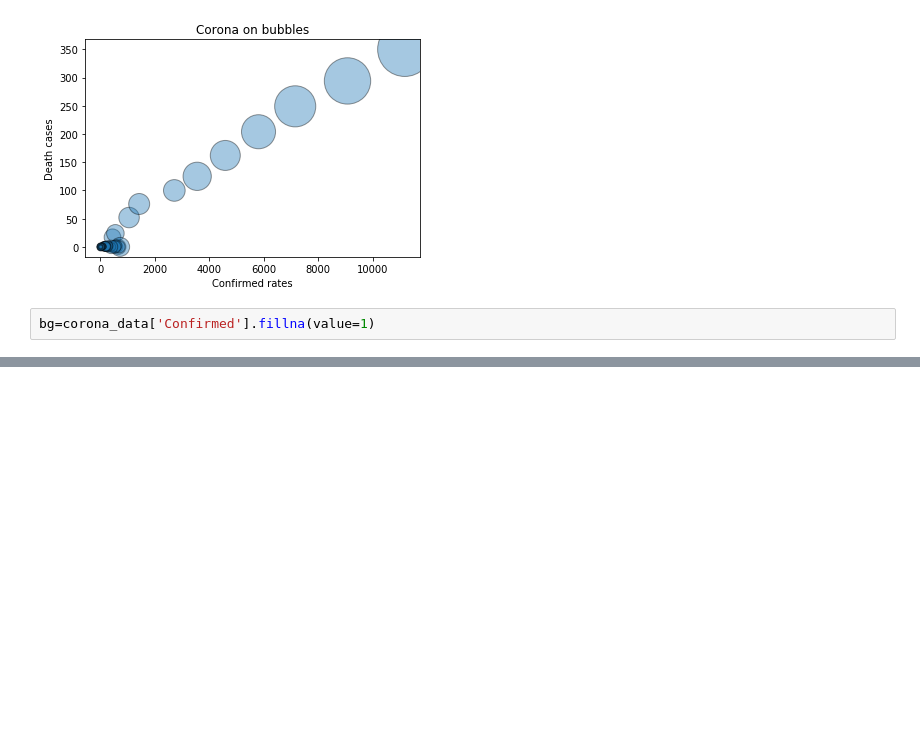
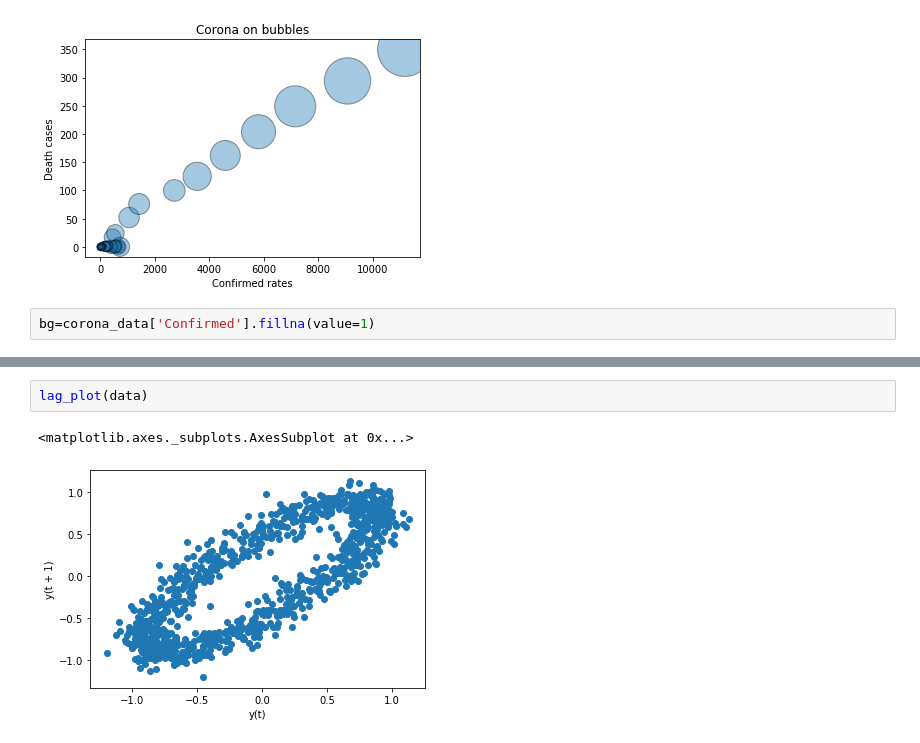
Before and after one commit to BillyGareth/corona_data, a Jupyter notebook: corona_data_notebook.ipynb, the cells around one changed output, grey strips where cells are left out. Saved outputs shown, nothing was run; the diff lists cells and outputs as text; blank space fills up the shorter version.

```diff
--- a/corona_data_notebook.ipynb
+++ b/corona_data_notebook.ipynb
@@ -191,0 +218,5 @@ yx=corona_data['Deaths'].fillna(value=0)
+# %%
+lag_plot(data)
+# %% [output]
+<matplotlib.axes._subplots.AxesSubplot at 0x...>
+[figure, added]
```
Also changed, not shown: parts of 9 cells of this notebook.
